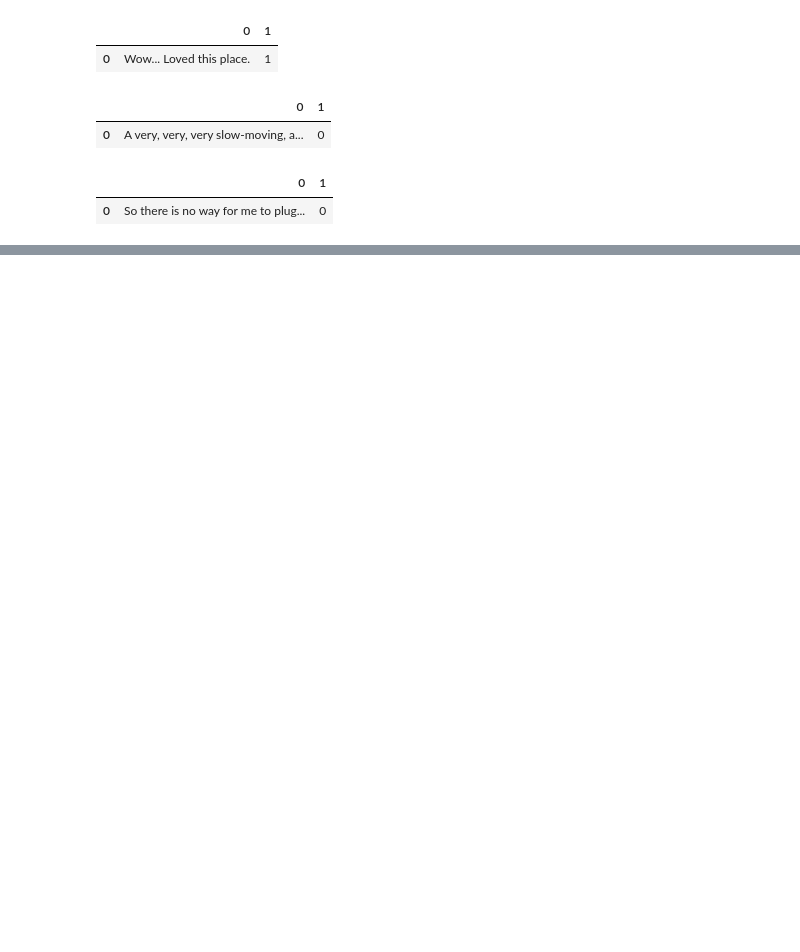
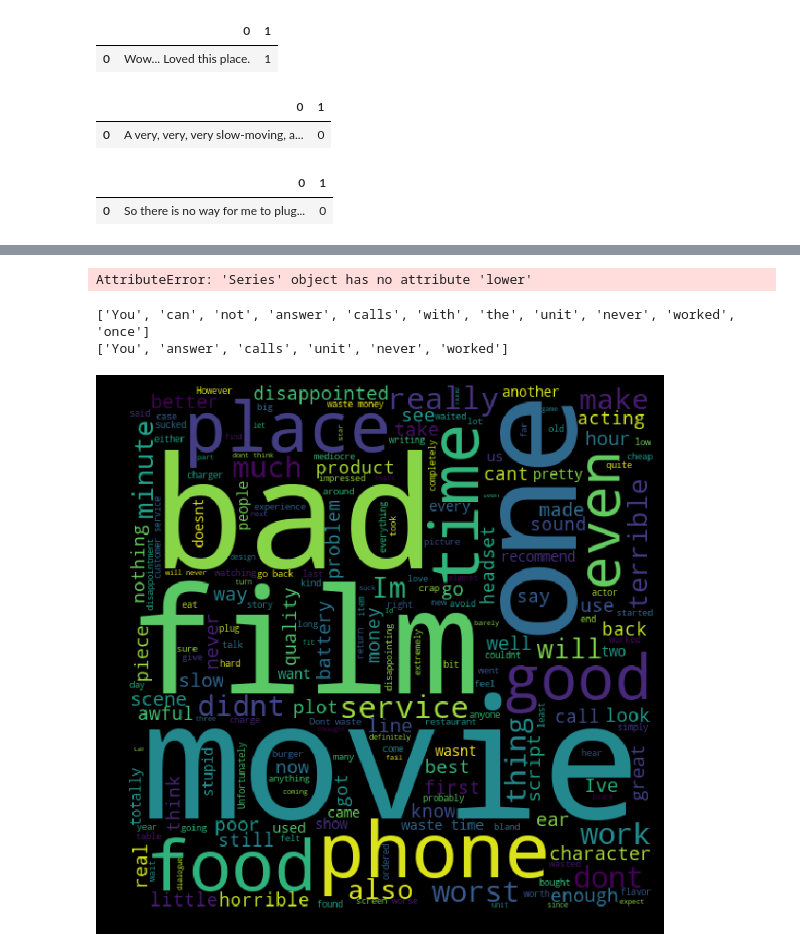
Before and after one commit to KennyGha/Unit2, a Jupyter notebook: Feedback analysis.ipynb, the cells around one changed output, grey strips where cells are left out. Drawn from its saved outputs; the diff is of its cells as text; code cells hidden in the pictures; blank space fills up the shorter version.

```diff
--- a/Feedback analysis.ipynb
+++ b/Feedback analysis.ipynb
@@ -50,0 +133,7 @@ spamdf.head(4)
+# %%
+for key in spamdf:
+    print(key)
+    # Note that we add spaces around the key so that we're getting the word,
+    # not just pattern matching.
+    df[str(key)] = df.content.str.contains(' ' + str(key) + ' ',case=False)
+    print(df[str(key)])
@@ -78,0 +406,8 @@ Length: 3425, dtype: int64
+# %%
+sc_tf_idf = SpamClassifier(trainData,'tf-idf')
+sc_tf_idf.train()
+
+preds_tf_idf = sc_tf_idf.predict(testData['Content'])
+metrics(testData['Spam'], preds_tf_idf)
+# %% [output]
+AttributeError: 'Series' object has no attribute 'lower'
@@ -78,0 +423,27 @@ Length: 3425, dtype: int64
+# %%
+for i in df['Content']:
+    word_tokens = word_tokenize(i)
+    filtered_sentence = [w for w in word_tokens if not w in stop_words]
+
+    filtered_sentence = []
+
+for w in word_tokens:
+    if w not in stop_words:
+        filtered_sentence.append(w)
+
+print(word_tokens)
+print(filtered_sentence)
+#http://www.geeksforgeeks.org/removing-stop-words-nltk-python/
+# %% [output]
+['You', 'can', 'not', 'answer', 'calls', 'with', 'the', 'unit', 'never', 'worked', 'once']
+['You', 'answer', 'calls', 'unit', 'never', 'worked']
+# %%
+spam_words= ' '.join(list(df[df['Spam']==0]['Content']))
+spam_wc = WordCloud(width=512,height=512).generate(spam_words)
+plt.figure(figsize=(10,8),facecolor='k')
+plt.imshow(spam_wc)
+plt.axis('off')
+plt.tight_layout(pad=0)
+plt.show()
+# %% [output]
+[figure, added]
```
Also changed, not shown: parts of 32 cells of this notebook.
